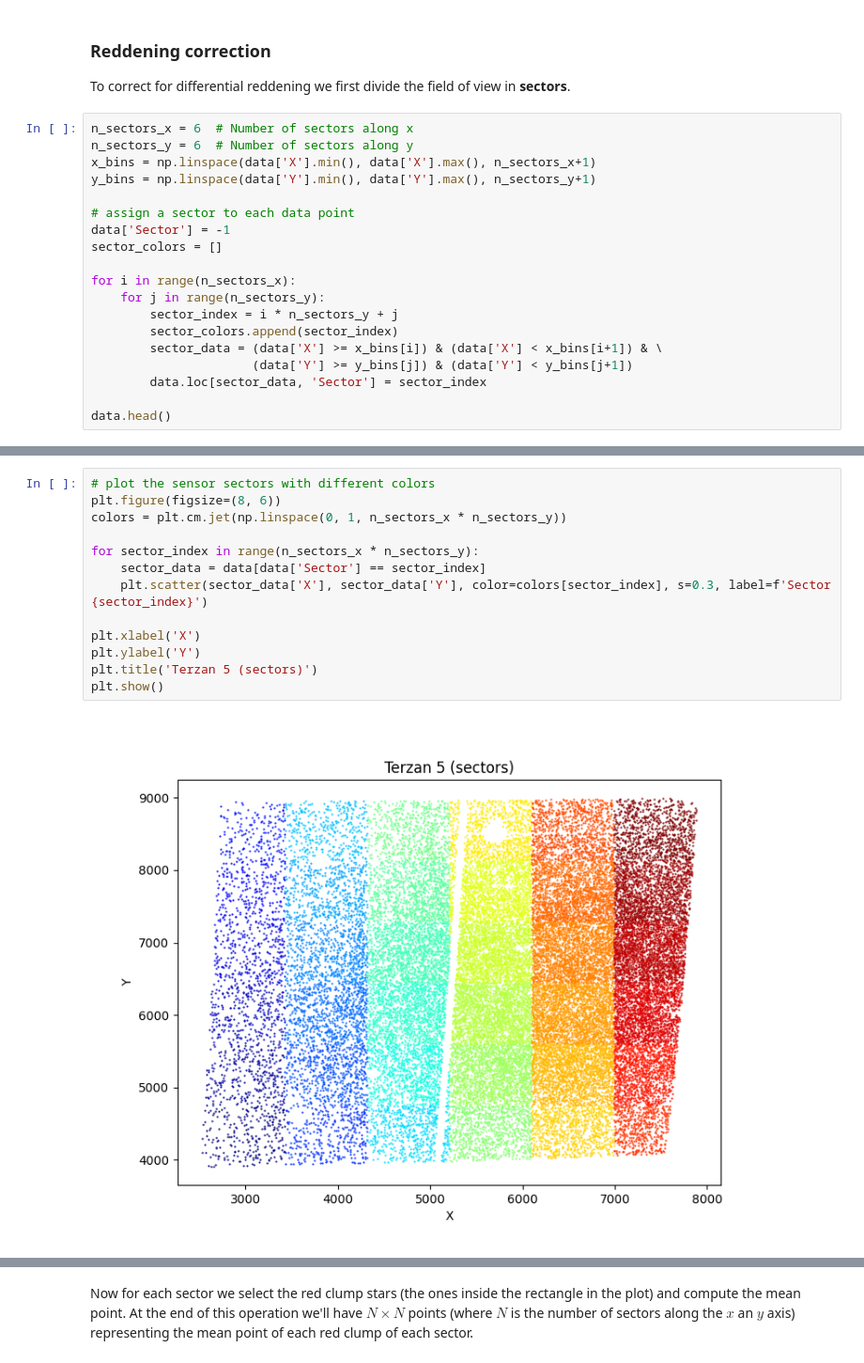
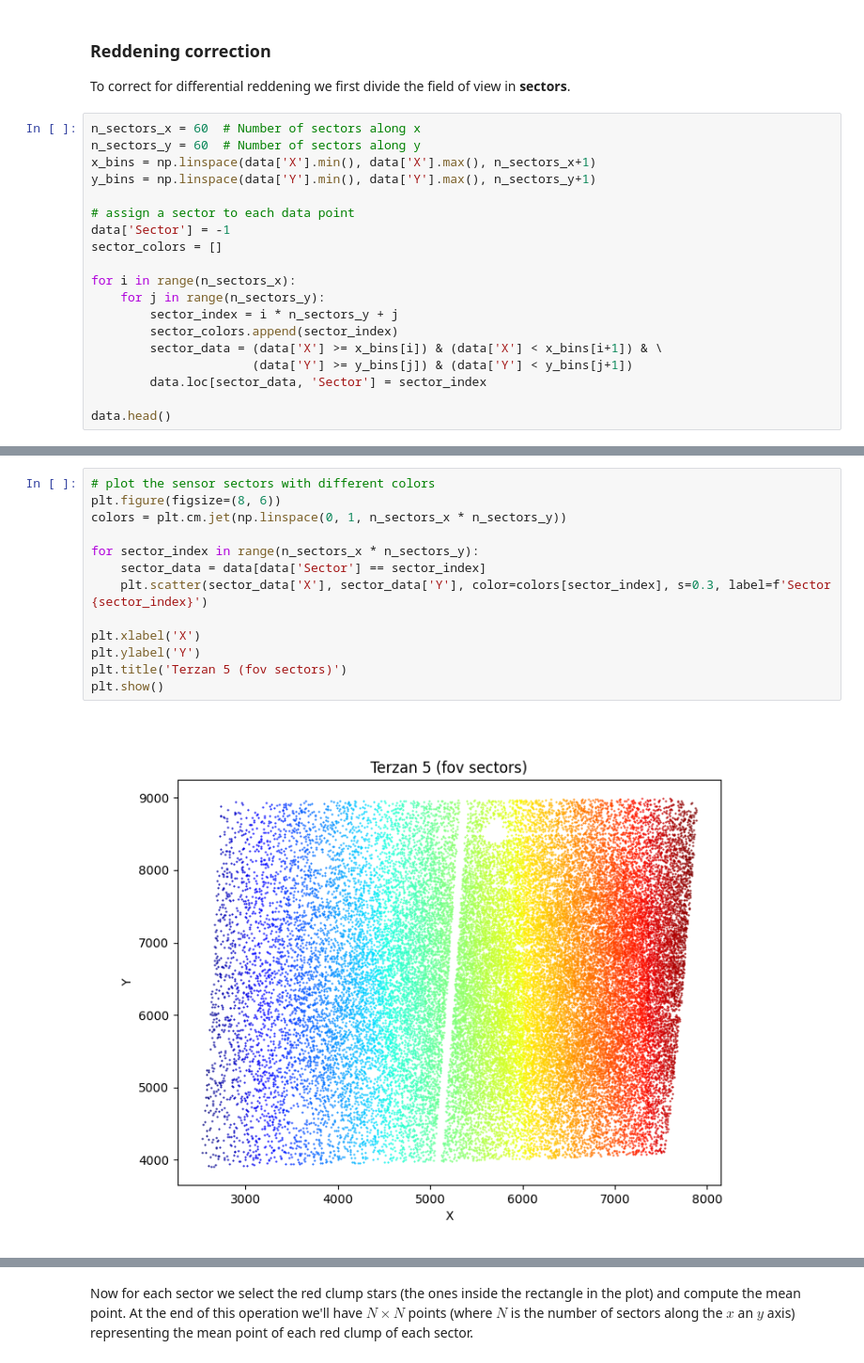
Before and after one commit to giadaaggio/stellar_rp, a Jupyter notebook: Ter5.ipynb, the cells around one changed output, grey strips where cells are left out. Shown at 94% size. Saved outputs shown, nothing was run; the diff lists cells and outputs as text.

```diff
--- a/Ter5.ipynb
+++ b/Ter5.ipynb
@@ -137,8 +139,8 @@ plt.show()
 ### Reddening correction
 To correct for differential reddening we first divide the field of view in **sectors**.
 # %%
-n_sectors_x = 6  # Number of sectors along x
-n_sectors_y = 6  # Number of sectors along y
+n_sectors_x = 60  # Number of sectors along x
+n_sectors_y = 60  # Number of sectors along y
 x_bins = np.linspace(data['X'].min(), data['X'].max(), n_sectors_x+1)
 y_bins = np.linspace(data['Y'].min(), data['Y'].max(), n_sectors_y+1)
 
@@ -165,16 +167,16 @@ data.head()
 # %%
 # plot the sensor sectors with different colors
 plt.figure(figsize=(8, 6))
 colors = plt.cm.jet(np.linspace(0, 1, n_sectors_x * n_sectors_y))
 
 for sector_index in range(n_sectors_x * n_sectors_y):
     sector_data = data[data['Sector'] == sector_index]
     plt.scatter(sector_data['X'], sector_data['Y'], color=colors[sector_index], s=0.3, label=f'Sector {sector_index}')
 
 plt.xlabel('X')
 plt.ylabel('Y')
-plt.title('Terzan 5 (sectors)')
+plt.title('Terzan 5 (fov sectors)')
 plt.show()
 # %% [output]
-[figure, old version]
+[figure, new version]
 # %% [markdown]
```
Also changed, not shown: parts of 24 cells of this notebook, 1 other file.
